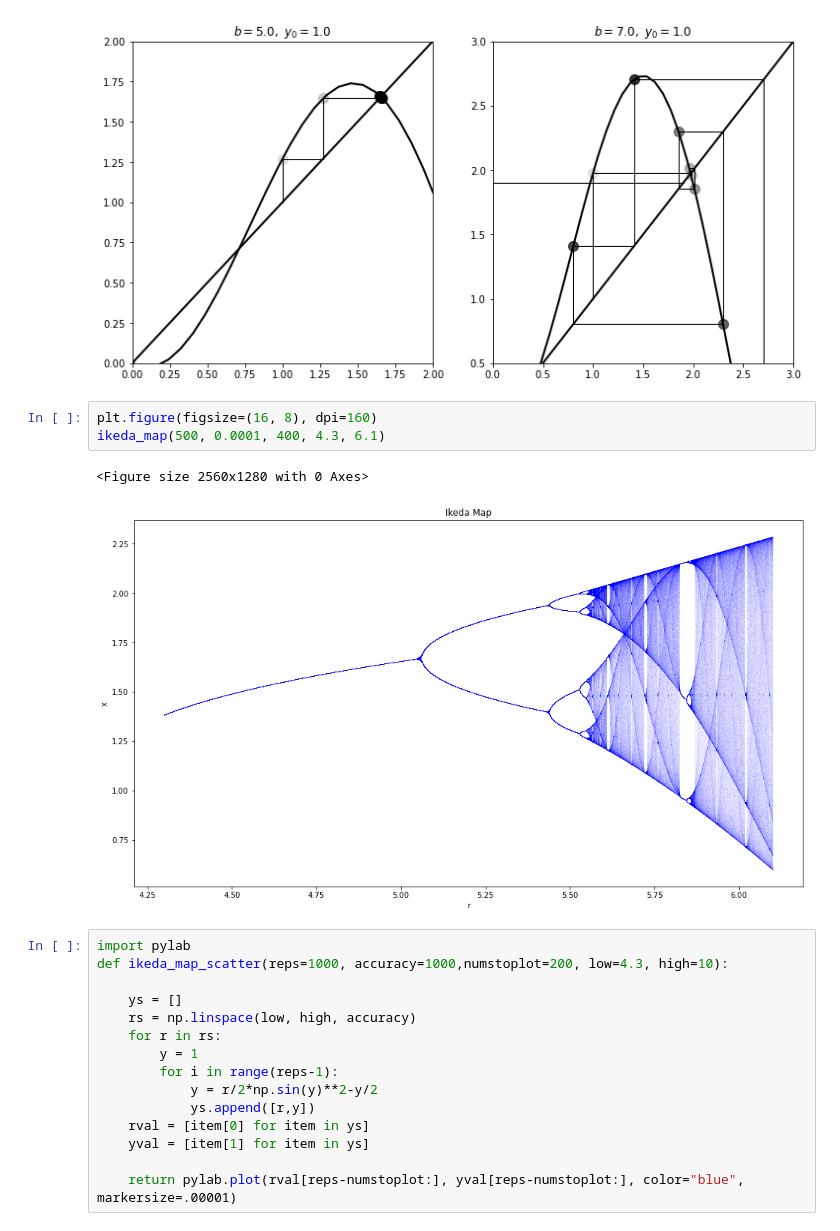
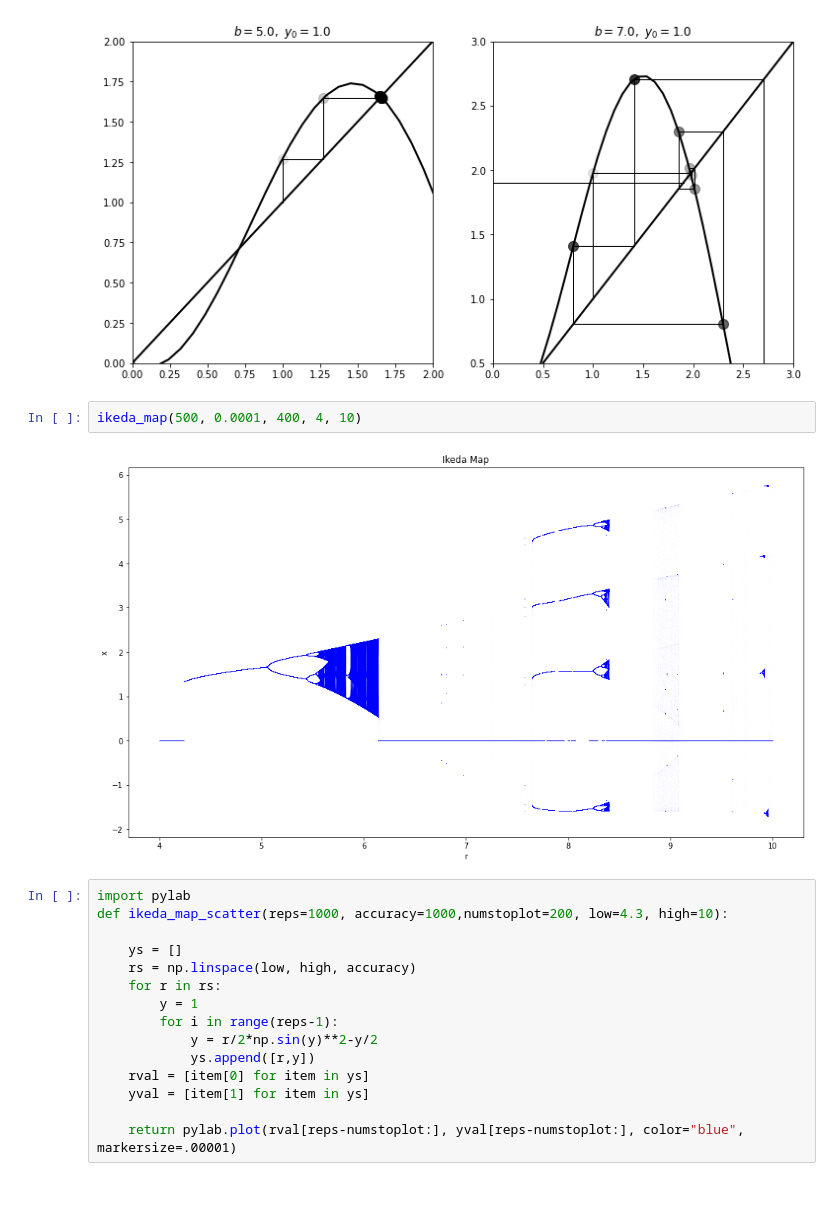
Before and after one commit to ihkim94/Ikeda, a Jupyter notebook: Ikeda_map.ipynb, the cells around one changed output. Saved outputs shown, nothing was run; the diff lists cells and outputs as text; blank space fills up the shorter version.

```diff
--- a/Ikeda_map.ipynb
+++ b/Ikeda_map.ipynb
@@ -93,12 +112,10 @@ ax4.set_ylim(0.5,3)
 (0.5, 3.0)
 [figure]
 [figure]
-# %%
-plt.figure(figsize=(16, 8), dpi=160)
-ikeda_map(500, 0.0001, 400, 4.3, 6.1)
-# %% [output]
-<Figure size 2560x1280 with 0 Axes>
-[figure, removed]
+# %%
+ikeda_map(500, 0.0001, 400, 4, 10)
+# %% [output]
+[figure, added]
 # %%
 import pylab
 def ikeda_map_scatter(reps=1000, accuracy=1000,numstoplot=200, low=4.3, high=10):
```
Also changed, not shown: parts of 2 cells of this notebook, 1 other file.
